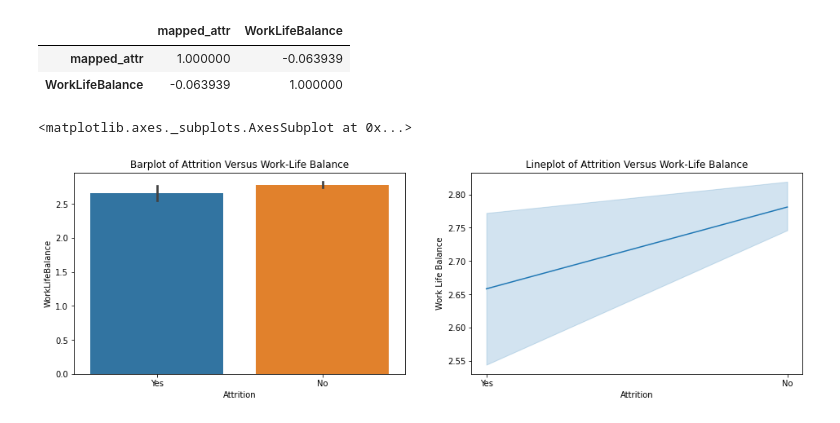
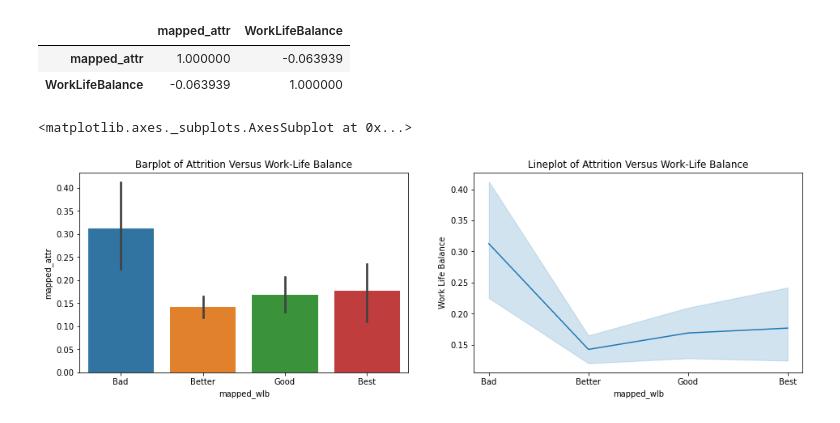
Before and after one commit to Nalito/Stutern-Assignment-Folder, a Jupyter notebook: Final_Project_IBM_Employee_Attribution.ipynb, the cells around one changed output. Drawn from its saved outputs; the diff is of its cells as text; code cells hidden in the pictures.

```diff
--- a/Final_Project_IBM_Employee_Attribution.ipynb
+++ b/Final_Project_IBM_Employee_Attribution.ipynb
@@ -182,6 +182,10 @@ df[["Education", "MonthlyIncome"]].corr()
 |  | Education | MonthlyIncome |
 | Education | 1.000000 | 0.094961 |
 | MonthlyIncome | 0.094961 | 1.000000 |
+# %%
+# Map Education using the education dictionary
+
+df['mapped_edu'] = np.where(df["Education"]==1, "Below College", np.where(df["Education"]==2, "College", np.where(df["Education"]==3, "Bachelor", np.where(df["Education"]==4, "Master", "Doctor"))))
 # %%
 plt.figure(figsize=(16, 10))
 
@@ -284,18 +297,22 @@ df[['mapped_attr', 'WorkLifeBalance']].corr()
 |  | mapped_attr | WorkLifeBalance |
 | mapped_attr | 1.000000 | -0.063939 |
 | WorkLifeBalance | -0.063939 | 1.000000 |
+# %%
+# Map Work Life Balance using the mapping dictionary
+
+df['mapped_wlb'] = np.where(df["WorkLifeBalance"]==1, "Bad", np.where(df["WorkLifeBalance"]==2, "Good", np.where(df["WorkLifeBalance"]==3, "Better", "Best")))
 # %%
 plt.figure(figsize=(16, 10))
 
 plt.subplot(2,2,1)
 plt.title("Barplot of Attrition Versus Work-Life Balance")
 plt.ylabel("Work Life Balance")
-sns.barplot(x='Attrition', y='WorkLifeBalance', data=df)
+sns.barplot(y='mapped_attr', x='mapped_wlb', data=df)
 
 plt.subplot(2,2,2)
 plt.title("Lineplot of Attrition Versus Work-Life Balance")
 plt.ylabel("Work Life Balance")
-sns.lineplot(x='Attrition', y='WorkLifeBalance', data=df)
+sns.lineplot(x='mapped_wlb', y='mapped_attr', data=df)
 # %% [output]
 <matplotlib.axes._subplots.AxesSubplot at 0x...>
-[figure, old version]
+[figure, new version]
```
Also changed, not shown: parts of 9 cells of this notebook.
